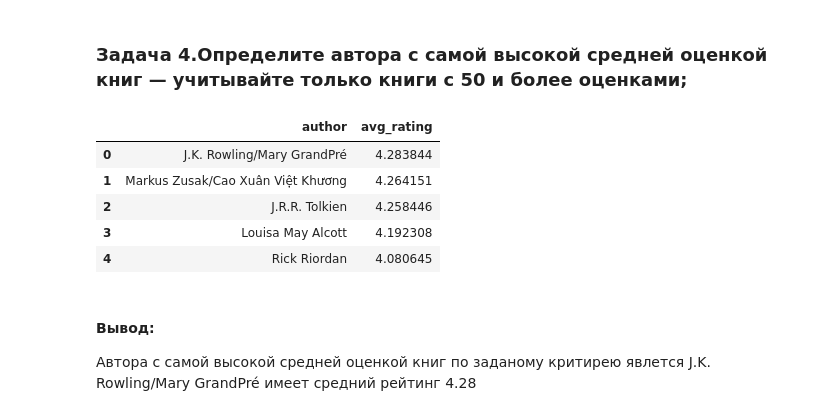
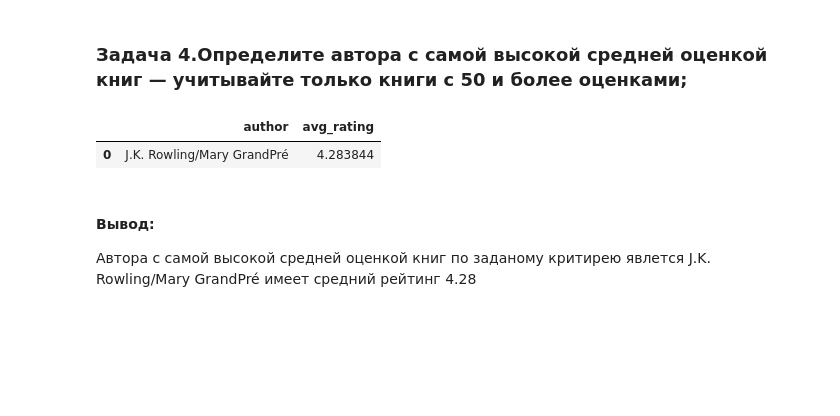
Before and after one commit to akirionenko/senior_progect, a Jupyter notebook: sql.ipynb, the cells around one changed output. Saved outputs shown, nothing was run; the diff lists cells and outputs as text; code cells hidden in the pictures; blank space fills up the shorter version.

```diff
--- a/sql.ipynb
+++ b/sql.ipynb
@@ -350,38 +350,34 @@ WITH ra AS
             COUNT(rating_id) AS rating_cnt
         FROM ratings
         GROUP BY
         book_id
     )
 
 
 
 SELECT
     a.author AS author,
     AVG(ra.avg_rating) AS avg_rating
 FROM  books AS b
 LEFT JOIN ra
 ON ra.book_id = b.book_id
 LEFT JOIN authors AS a
 ON a.author_id = b.author_id
 
 WHERE (rating_cnt) >= 50
 GROUP BY a.author
 ORDER BY
 AVG(ra.avg_rating) DESC
-LIMIT 5
+LIMIT 1
 '''
 
 
 
 
 pd.io.sql.read_sql(query, con = engine)
 # %% [output]
 |  | author | avg_rating |
 | 0 | J.K. Rowling/Mary GrandPré | 4.283844 |
-| 1 | Markus Zusak/Cao Xuân Việt Khương | 4.264151 |
-| 2 | J.R.R. Tolkien | 4.258446 |
-| 3 | Louisa May Alcott | 4.192308 |
-| 4 | Rick Riordan | 4.080645 |
 # %% [markdown]
 #### Вывод:
 
```
Also changed, not shown: parts of 2 cells of this notebook.
